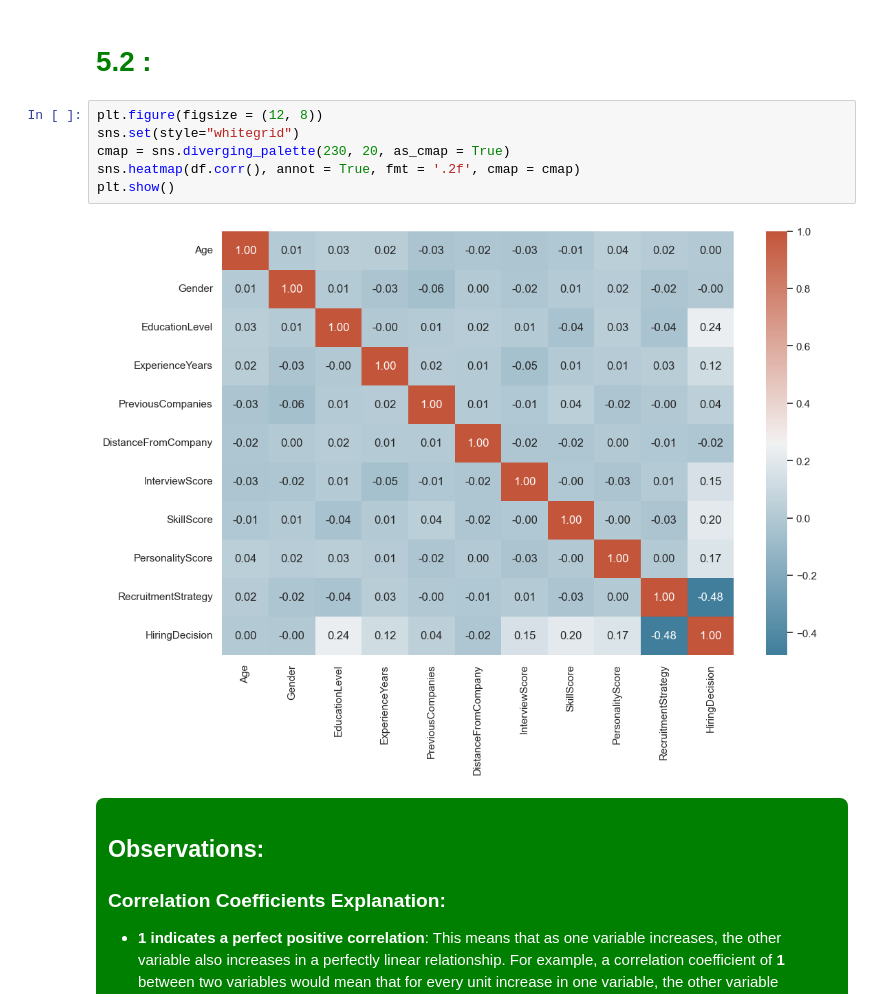
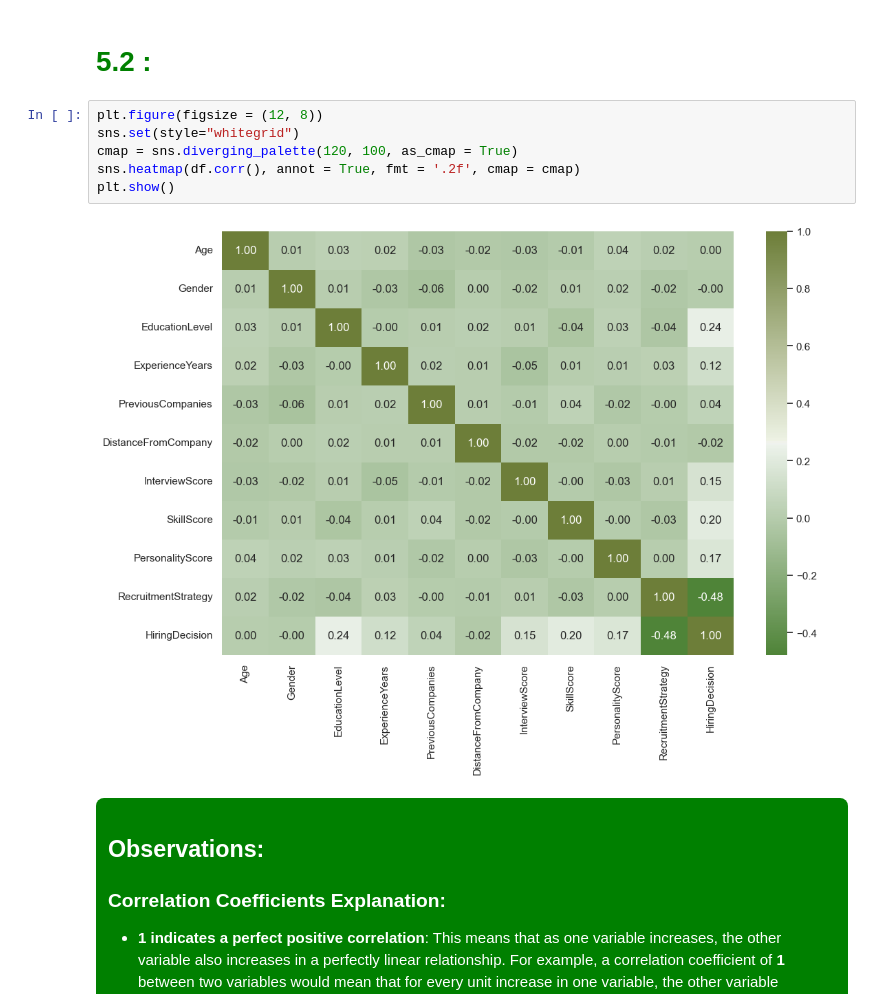
Before and after one commit to Eunnylans/Hiring--Analysis--Using--Linear--Regression, a Jupyter notebook: Predicting--Hiring--Decisions.ipynb, the cells around one changed output. Cells and saved outputs as stored; diff of their text form.

```diff
--- a/Predicting--Hiring--Decisions.ipynb
+++ b/Predicting--Hiring--Decisions.ipynb
@@ -527,11 +527,11 @@ for i in df.columns:
 # %%
 plt.figure(figsize = (12, 8))
 sns.set(style="whitegrid")
-cmap = sns.diverging_palette(230, 20, as_cmap = True)
+cmap = sns.diverging_palette(120, 100, as_cmap = True)
 sns.heatmap(df.corr(), annot = True, fmt = '.2f', cmap = cmap)
 plt.show()
 # %% [output]
-[figure, old version]
+[figure, new version]
 # %% [markdown]
 <div style="background-color:green; color:white; padding:12px;border-radius:8px">
 
```
Also changed, not shown: parts of 3 cells of this notebook.
